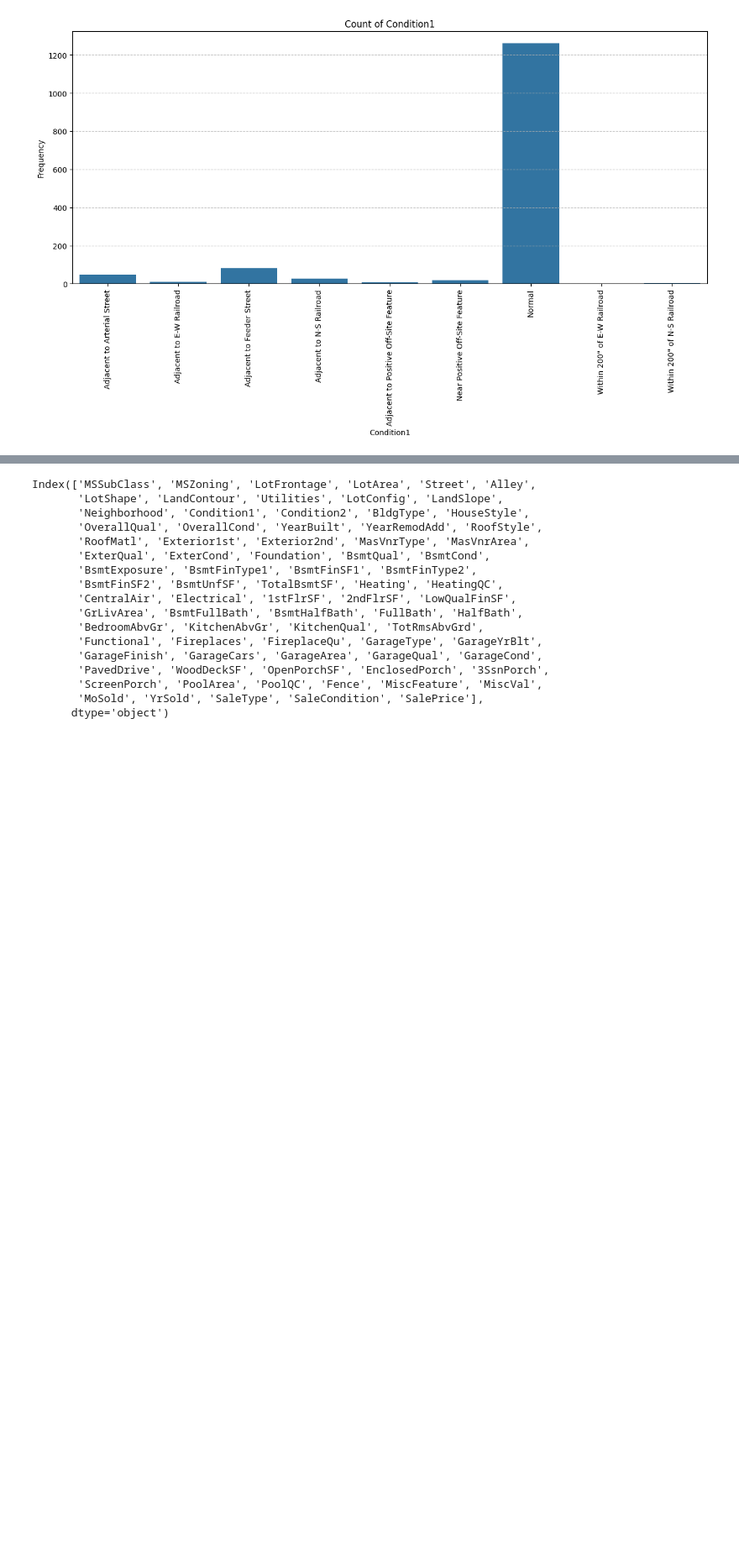
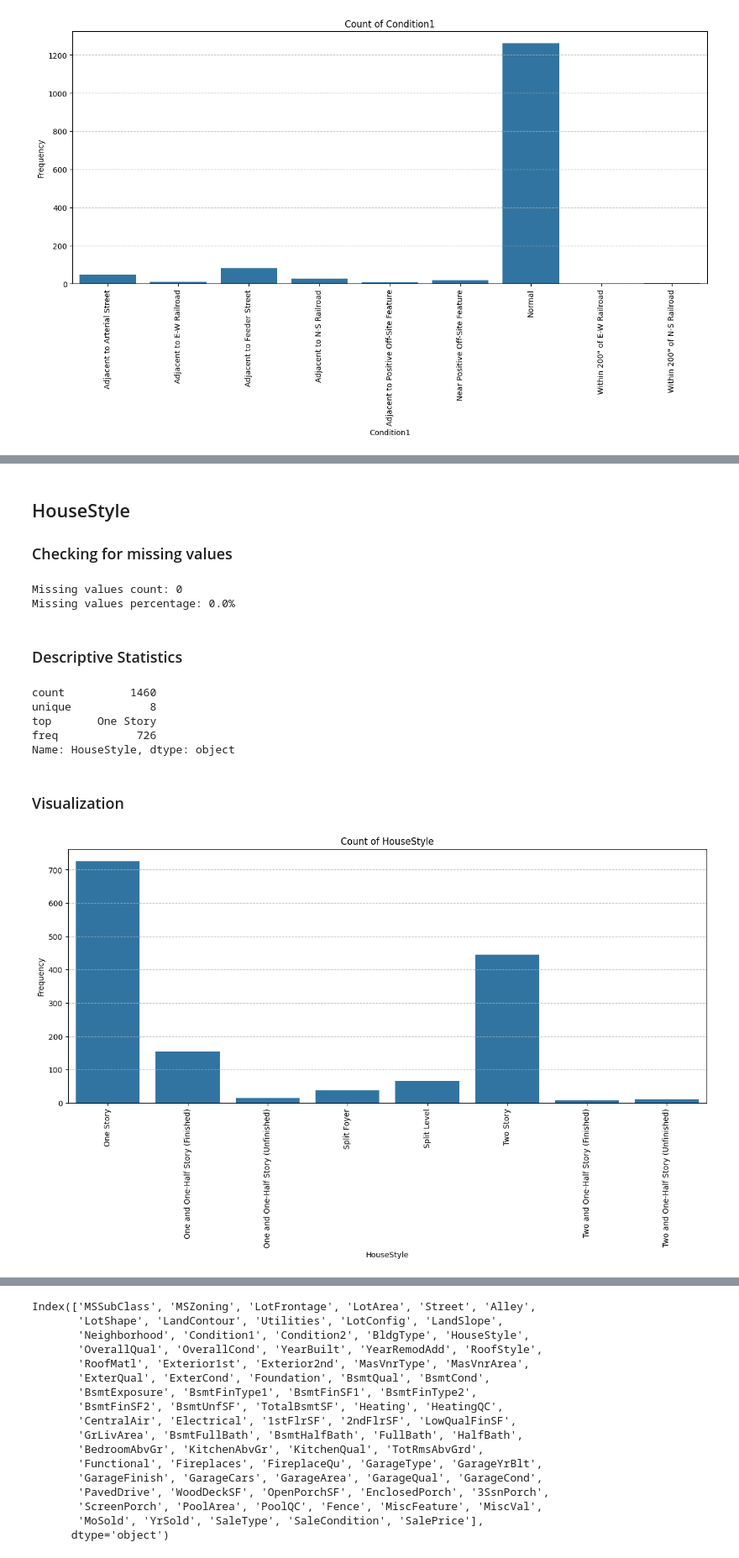
Before and after one commit to ktxdev/house-prices, a Jupyter notebook: notebooks/01_univariate_analysis_eda.ipynb, the cells around one changed output, grey strips where cells are left out. Shown at 84% size. Saved outputs shown, nothing was run; the diff lists cells and outputs as text; code cells hidden in the pictures; blank space fills up the shorter version.

```diff
--- a/notebooks/01_univariate_analysis_eda.ipynb
+++ b/notebooks/01_univariate_analysis_eda.ipynb
@@ -509,0 +581,24 @@ visualizer.plot('Condition1')
+# %% [markdown]
+## HouseStyle
+### Checking for missing values
+# %%
+check_and_print_missing_value_counts(data, 'HouseStyle')
+# %% [output]
+Missing values count: 0
+Missing values percentage: 0.0%
+# %% [markdown]
+### Descriptive Statistics
+# %%
+data['HouseStyle'].describe()
+# %% [output]
+count          1460
+unique            8
+top       One Story
+freq            726
+Name: HouseStyle, dtype: object
+# %% [markdown]
+### Visualization
+# %%
+visualizer.plot('HouseStyle')
+# %% [output]
+[figure, added]
```
Also changed, not shown: parts of 100 cells of this notebook.
